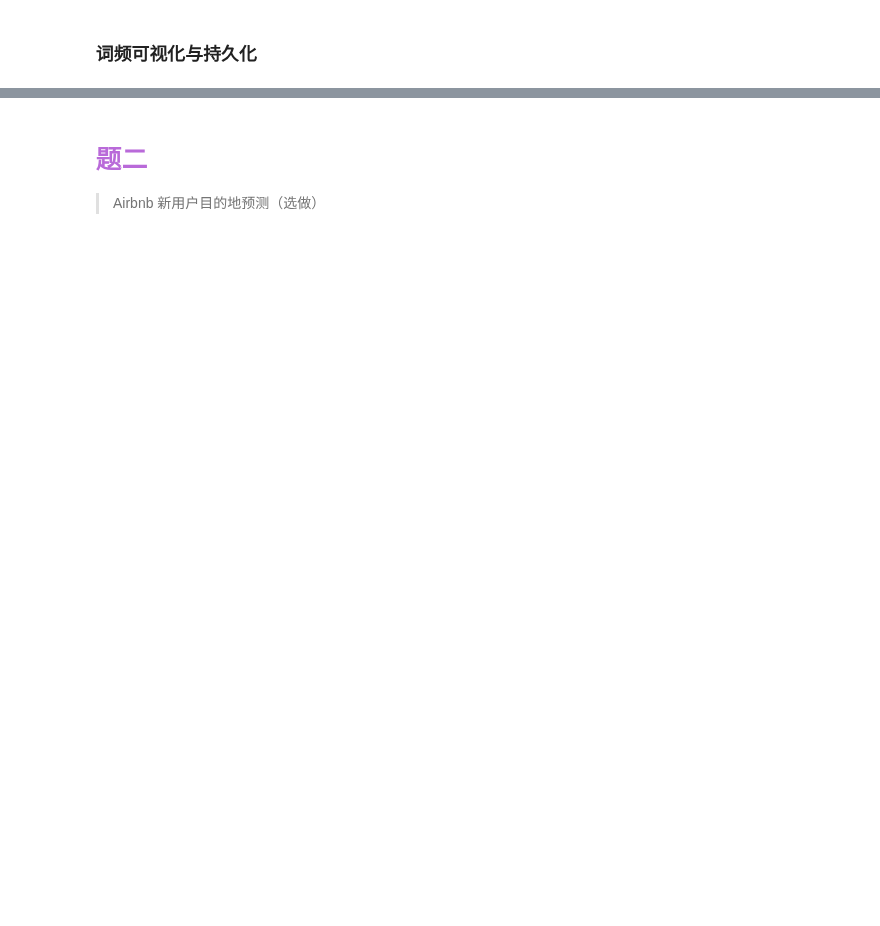
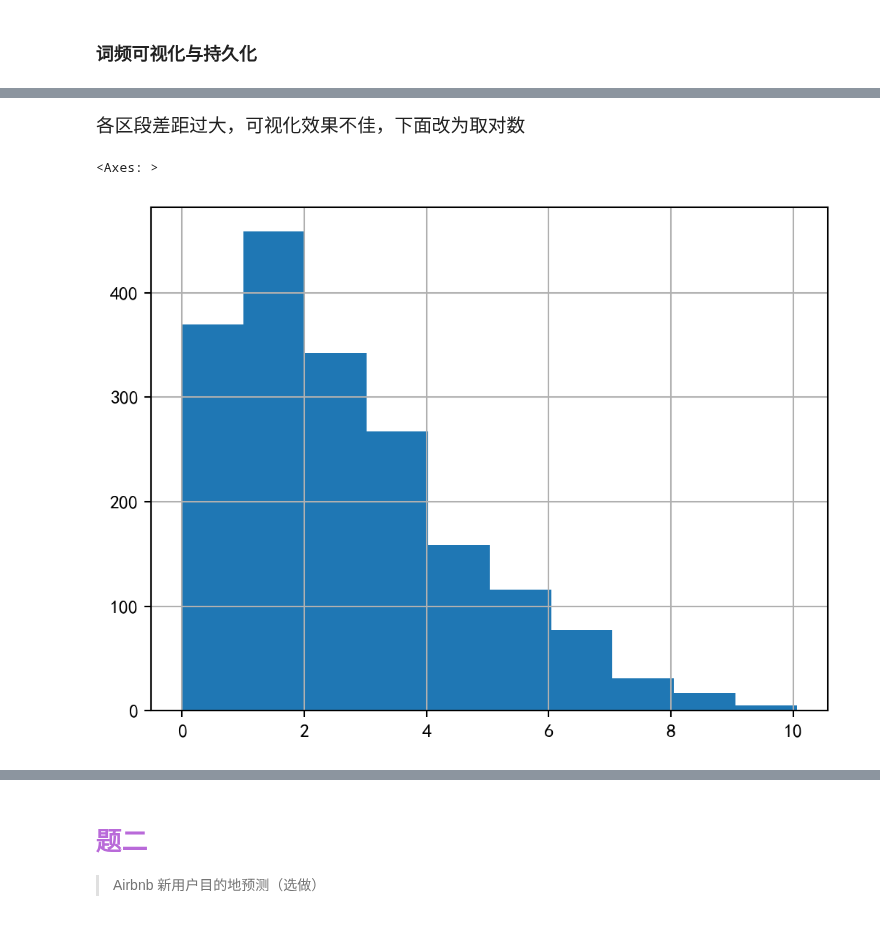
Before and after one commit to Soltus/learn-python-BI, a Jupyter notebook: lesson2/作业/4/index.ipynb, the cells around one changed output, grey strips where cells are left out. Drawn from its saved outputs; the diff is of its cells as text; code cells hidden in the pictures; blank space fills up the shorter version.

```diff
--- a/lesson2/作业/4/index.ipynb
+++ b/lesson2/作业/4/index.ipynb
@@ -563,0 +690,8 @@ egg_data.to_csv('./save_data_egg.csv',header=True,index=False)
+# %% [markdown]
+<p><span style="font-size: 14pt;">各区段差距过大，可视化效果不佳，下面改为取对数</span></p>
+# %%
+data['月销量_log'] = data['月销量'].apply(np.log1p)
+data['月销量_log'].hist()
+# %% [output]
+<Axes: >
+[figure, added]
```
Also changed, not shown: parts of 27 cells of this notebook, 7 other files.
